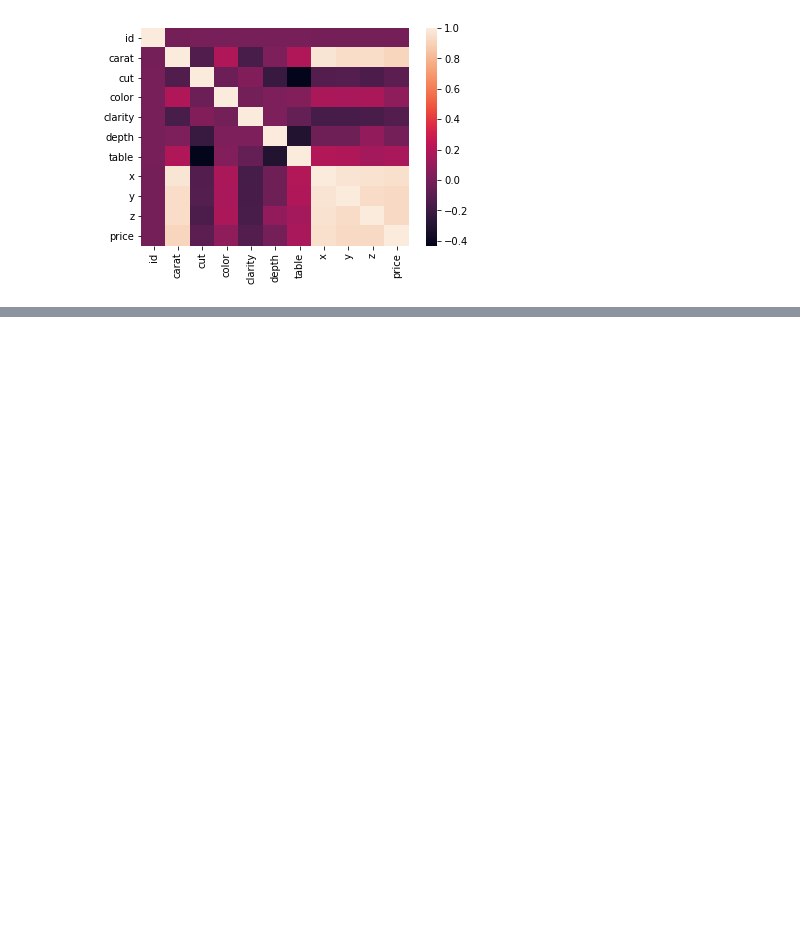
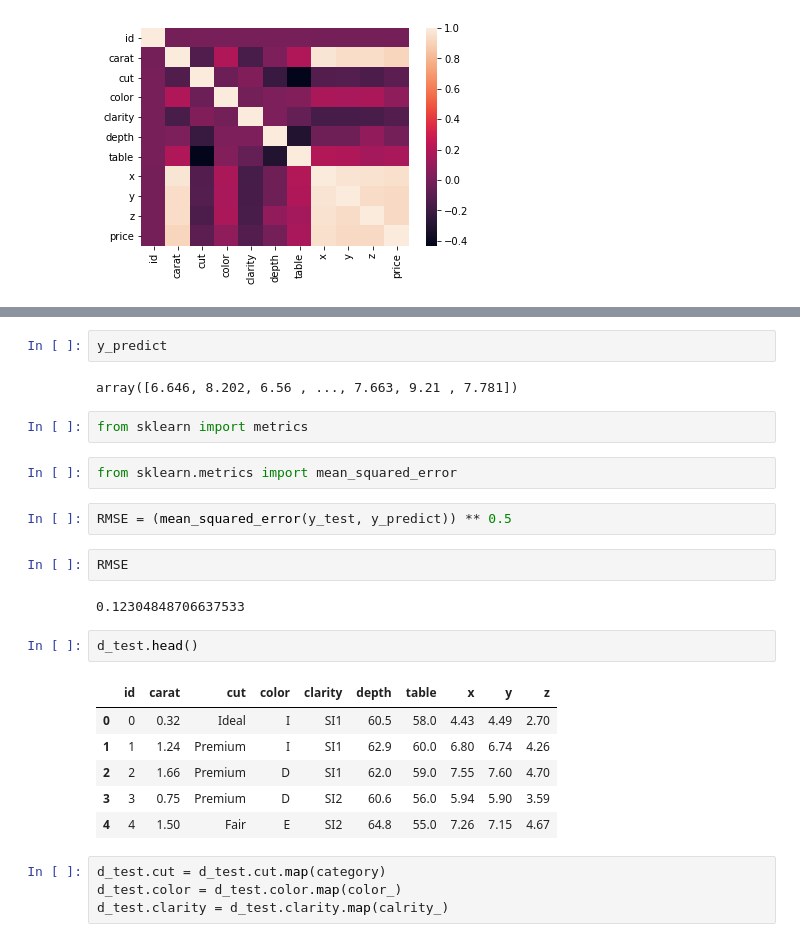
Before and after one commit to Jorge-Solana/Machine-Learning-for-Diamonds, a Jupyter notebook: Data Set Cleaning.ipynb, the cells around one changed output, grey strips where cells are left out. Saved outputs shown, nothing was run; the diff lists cells and outputs as text; blank space fills up the shorter version.

```diff
--- a/Data Set Cleaning.ipynb
+++ b/Data Set Cleaning.ipynb
@@ -260,0 +245,27 @@ RMSE
+# %%
+y_predict
+# %% [output]
+array([6.646, 8.202, 6.56 , ..., 7.663, 9.21 , 7.781])
+# %%
+from sklearn import metrics
+# %%
+from sklearn.metrics import mean_squared_error
+# %%
+RMSE = (mean_squared_error(y_test, y_predict)) ** 0.5
+# %%
+RMSE
+# %% [output]
+0.12304848706637533
+# %%
+d_test.head()
+# %% [output]
+|  | id | carat | cut | color | clarity | depth | table | x | y | z |
+| 0 | 0 | 0.32 | Ideal | I | SI1 | 60.5 | 58.0 | 4.43 | 4.49 | 2.70 |
+| 1 | 1 | 1.24 | Premium | I | SI1 | 62.9 | 60.0 | 6.80 | 6.74 | 4.26 |
+| 2 | 2 | 1.66 | Premium | D | SI1 | 62.0 | 59.0 | 7.55 | 7.60 | 4.70 |
+| 3 | 3 | 0.75 | Premium | D | SI2 | 60.6 | 56.0 | 5.94 | 5.90 | 3.59 |
+| 4 | 4 | 1.50 | Fair | E | SI2 | 64.8 | 55.0 | 7.26 | 7.15 | 4.67 |
+# %%
+d_test.cut = d_test.cut.map(category)
+d_test.color = d_test.color.map(color_)
+d_test.clarity = d_test.clarity.map(calrity_)
```
Also changed, not shown: parts of 51 cells of this notebook.
